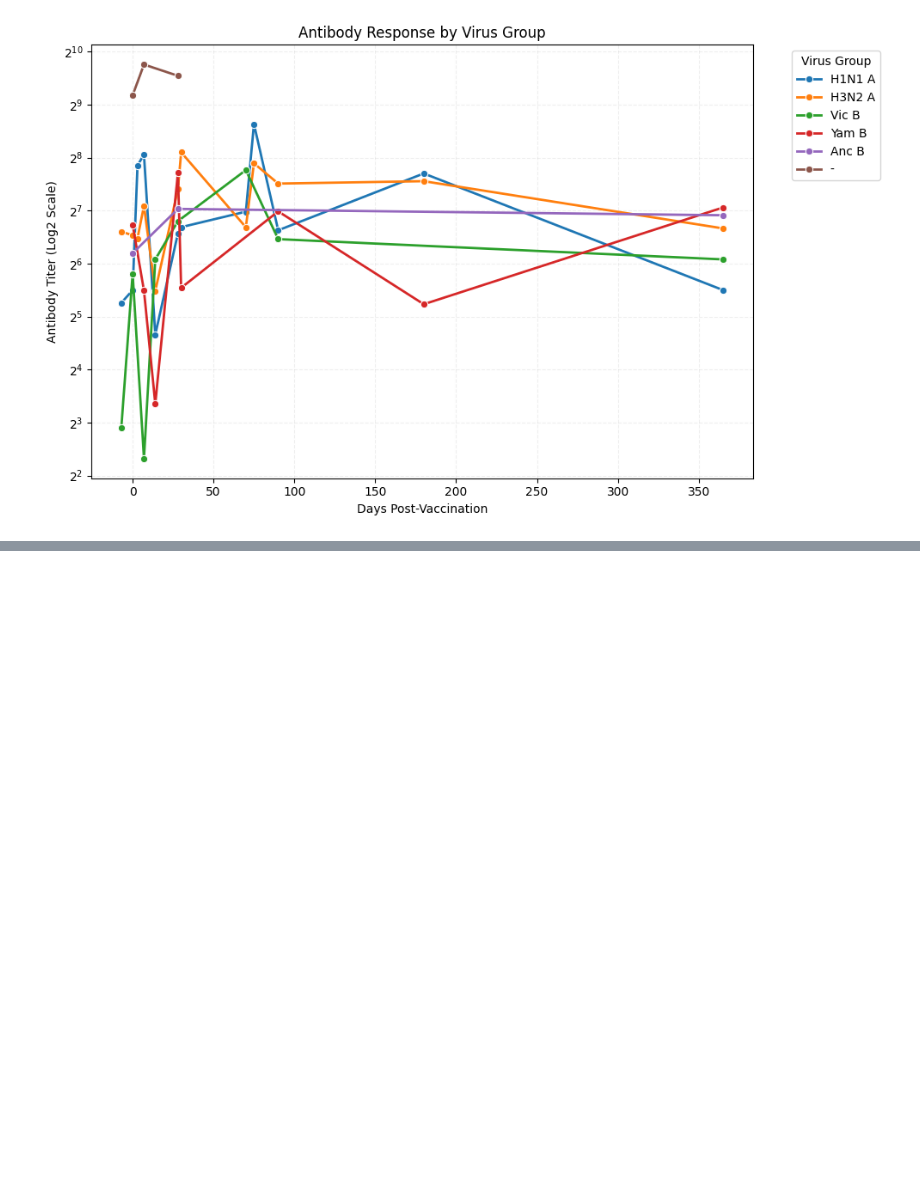
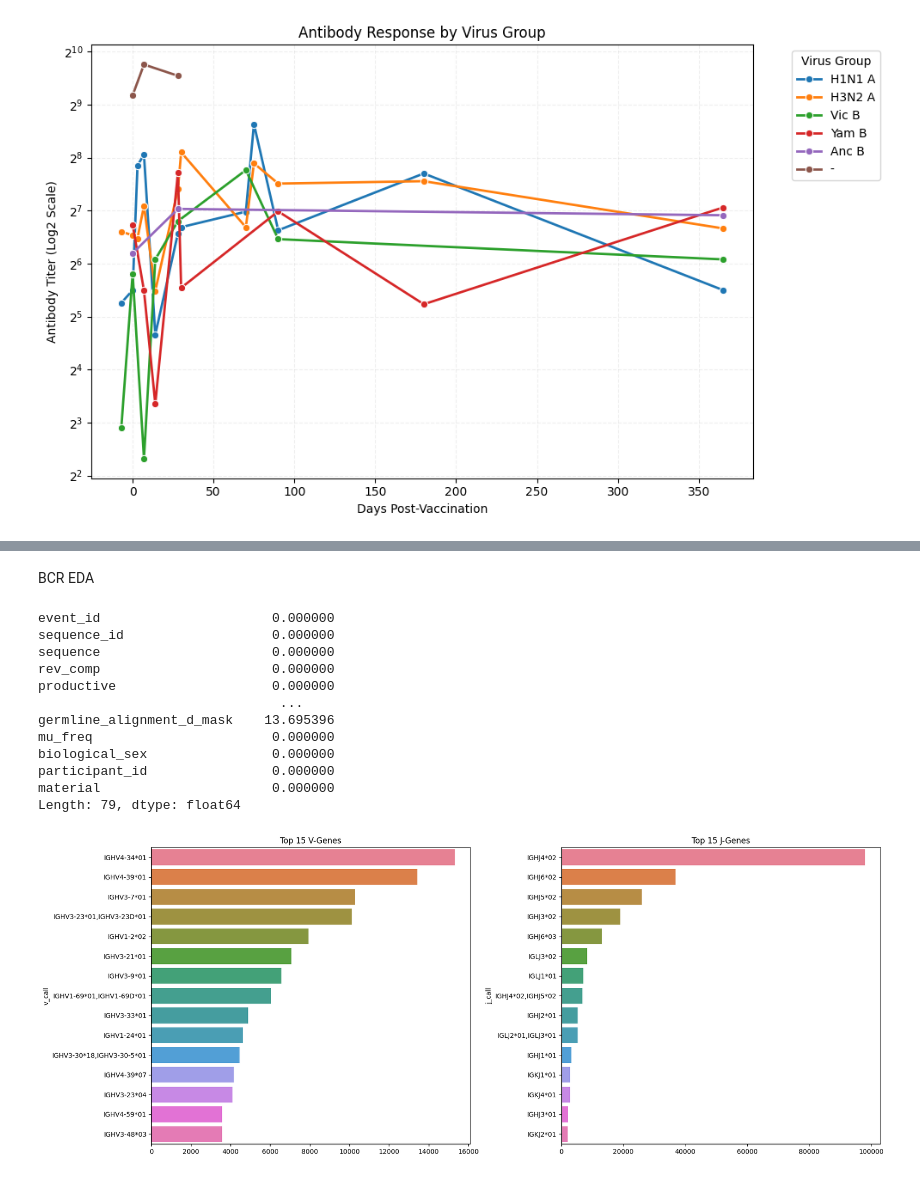
Before and after one commit to DirtyChay/cmi-flu-prediction-challenge, a Jupyter notebook: EDA.ipynb, the cells around one changed output, grey strips where cells are left out. Saved outputs shown, nothing was run; the diff lists cells and outputs as text; code cells hidden in the pictures; blank space fills up the shorter version.

```diff
--- a/EDA.ipynb
+++ b/EDA.ipynb
@@ -394,0 +487,35 @@ Virus Groups Found:
+# %% [markdown]
+BCR EDA
+# %%
+# Check missing values
+print(train_bcr.isnull().mean() * 100)
+
+# Plot Gene Usage
+fig, axes = plt.subplots(1, 2, figsize=(18, 7))
+
+# V-Gene Usage
+v_genes = train_bcr['v_call'].value_counts().head(15)
+sns.barplot(y=v_genes.index, x=v_genes.values, ax=axes[0], hue=v_genes.index, legend=False)
+axes[0].set_title('Top 15 V-Genes')
+
+# J-Gene Usage
+j_genes = train_bcr['j_call'].value_counts().head(15)
+sns.barplot(y=j_genes.index, x=j_genes.values, ax=axes[1], hue=j_genes.index, legend=False)
+axes[1].set_title('Top 15 J-Genes')
+
+plt.tight_layout()
+plt.show()
+# %% [output]
+event_id                      0.000000
+sequence_id                   0.000000
+sequence                      0.000000
+rev_comp                      0.000000
+productive                    0.000000
+                               ...
+germline_alignment_d_mask    13.695396
+mu_freq                       0.000000
+biological_sex                0.000000
+participant_id                0.000000
+material                      0.000000
+Length: 79, dtype: float64
+[figure, added]
```
Also changed, not shown: parts of 9 cells of this notebook.
